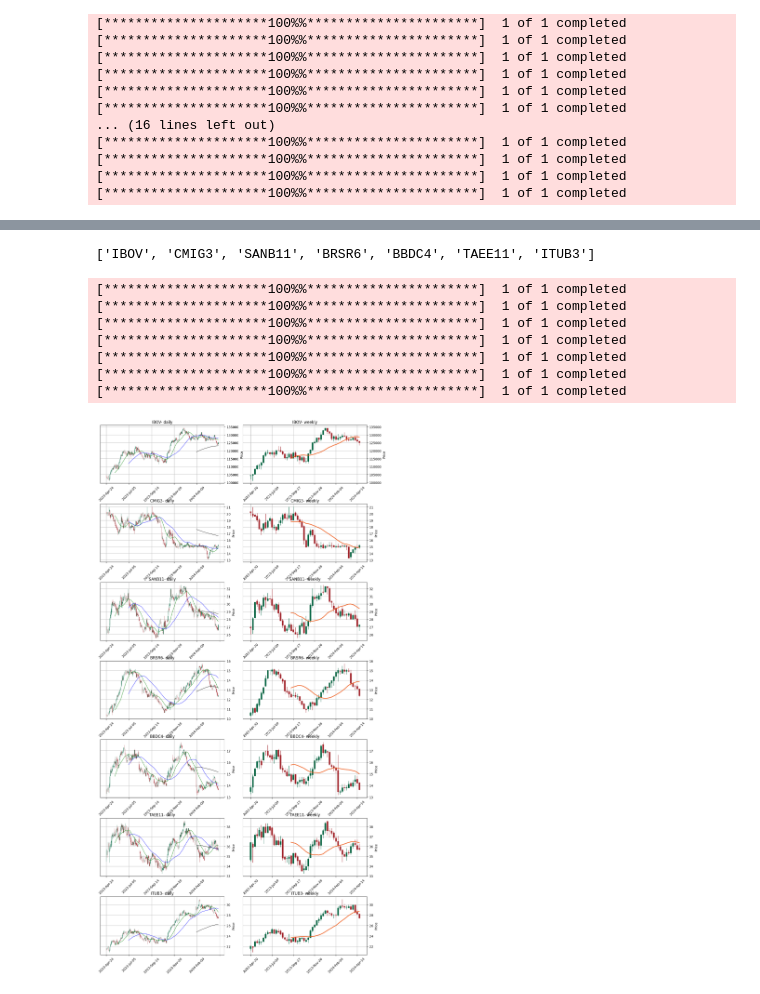
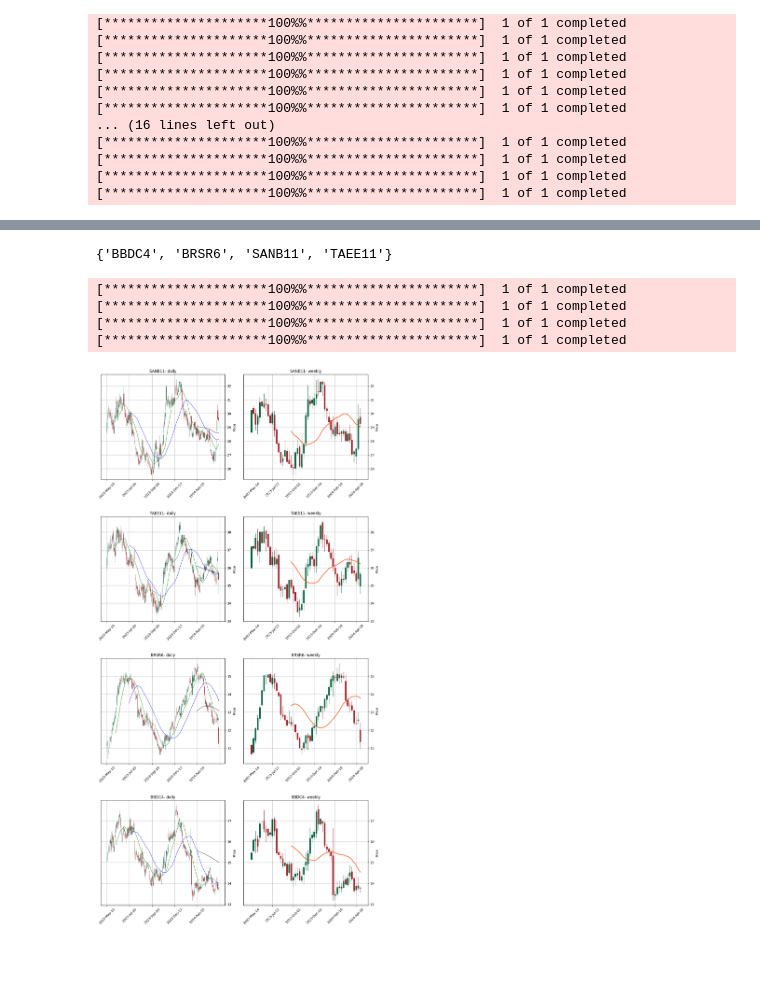
Before and after one commit to eduardopfranca/radar_fundamentalista, a Jupyter notebook: preco_teto.ipynb, the cells around one changed output, grey strips where cells are left out. Drawn from its saved outputs; the diff is of its cells as text; code cells hidden in the pictures; blank space fills up the shorter version.

```diff
--- a/preco_teto.ipynb
+++ b/preco_teto.ipynb
@@ -475,5 +501,6 @@ score_empresas
 # %%
 filtro_final = score_empresas[score_empresas['distancia_precos']<=0].sort_values(by='distancia_precos')
+filtro_final = filtro_final[filtro_final['preco_atual']<=filtro_final['graham']]
 filtro_final.to_csv('resultado_final.csv')
 filtro_final
 # %% [output]
@@ -516,26 +569,30 @@ array(['CMIG3', 'SANB11', 'BRSR5', 'BBDC4', 'BBDC3', 'TAEE11', 'SANB3',
+# %%
+empresas_final_final = set(empresas_final_final)
+# %%
+empresas_final_final
+# %% [output]
+{'BBDC4', 'BRSR6', 'SANB11', 'TAEE11'}
 # %%
-cias_comparador_de_tickers = {}
+# cias_comparador_de_tickers = {}
 
-for ticker in empresas_filtro_final:
-    partes = separar_ticker(ticker)
-    parte_textual, parte_numerica = partes
-    if parte_textual in cias_comparador_de_tickers.keys():
-        cias_comparador_de_tickers[parte_textual].append(parte_numerica)
-    else:
-        cias_comparador_de_tickers[parte_textual] = [parte_numerica]
+# for ticker in empresas_filtro_final:
+#     partes = separar_ticker(ticker)
+#     parte_textual, parte_numerica = partes
+#     if parte_textual in cias_comparador_de_tickers.keys():
+#         cias_comparador_de_tickers[parte_textual].append(parte_numerica)
+#     else:
+#         cias_comparador_de_tickers[parte_textual] = [parte_numerica]
 
-tickers_empresas_filtradas = ['IBOV']
-for k, v in cias_comparador_de_tickers.items():
-    maior_ticker = max(v)
-    ticker = k + str(maior_ticker)
-    tickers_empresas_filtradas.append(ticker)
+# tickers_empresas_filtradas = ['IBOV']
+# for k, v in cias_comparador_de_tickers.items():
+#     maior_ticker = max(v)
+#     ticker = k + str(maior_ticker)
+#     tickers_empresas_filtradas.append(ticker)
 
-tickers_empresas_filtradas
+# tickers_empresas_filtradas
-# %% [output]
-['IBOV', 'CMIG3', 'SANB11', 'BRSR6', 'BBDC4', 'TAEE11', 'ITUB3']
 # %%
 cotacoes_empresas_filtradas = {}
-for ticker in tickers_empresas_filtradas:
+for ticker in empresas_final_final:
 
     if ticker == 'IBOV':
         ticker_yf = '^BVSP'
@@ -556,32 +613,29 @@ for ticker in tickers_empresas_filtradas:
 [*********************100%%**********************]  1 of 1 completed
 [*********************100%%**********************]  1 of 1 completed
 [*********************100%%**********************]  1 of 1 completed
-[*********************100%%**********************]  1 of 1 completed
-[*********************100%%**********************]  1 of 1 completed
-[*********************100%%**********************]  1 of 1 completed
 # %%
 os.chdir(r'C:\\Users\\eduar\\dev\\github')
 # %%
-fig, ax = plt.subplots(ncols=2, nrows=len(tickers_empresas_filtradas), figsize=(15,30))
+fig, ax = plt.subplots(ncols=2, nrows=len(empresas_final_final), figsize=(15,30))
 
 plt.subplots_adjust(hspace=0.35, wspace=0.15)
 
 contador = 0
 for k, v in cotacoes_empresas_filtradas.items():
     mpf.plot(v[0], ax=ax[contador,0], type='candle', style='charles', volume=False, mav=(20, 50, 200), mavcolors=['green','blue','black'])
     ax[contador,0].set_title(k + '- daily')
     ax[contador,0].grid(True)
 
     mpf.plot(v[1], ax=ax[contador,1], type='candle', style='charles', volume=False, mav=(20))
     ax[contador,1].set_title(k + '- weekly')
     ax[contador,1].grid(True)
 
     contador += 1
 
 plt.savefig('graficos.png')
 
 plt.show()
 # %% [output]
-[figure, old version]
+[figure, new version]
 # %%
 os.chdir(r'C:\\Users\\eduar\\dev\\github\\radar_fundamentalista')
```
Also changed, not shown: parts of 16 cells of this notebook, 12 other files.
